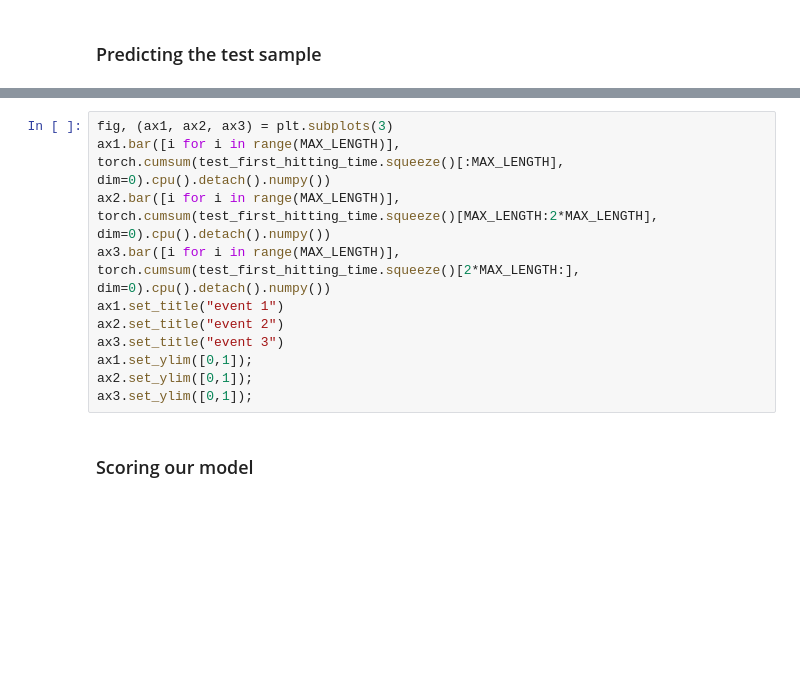
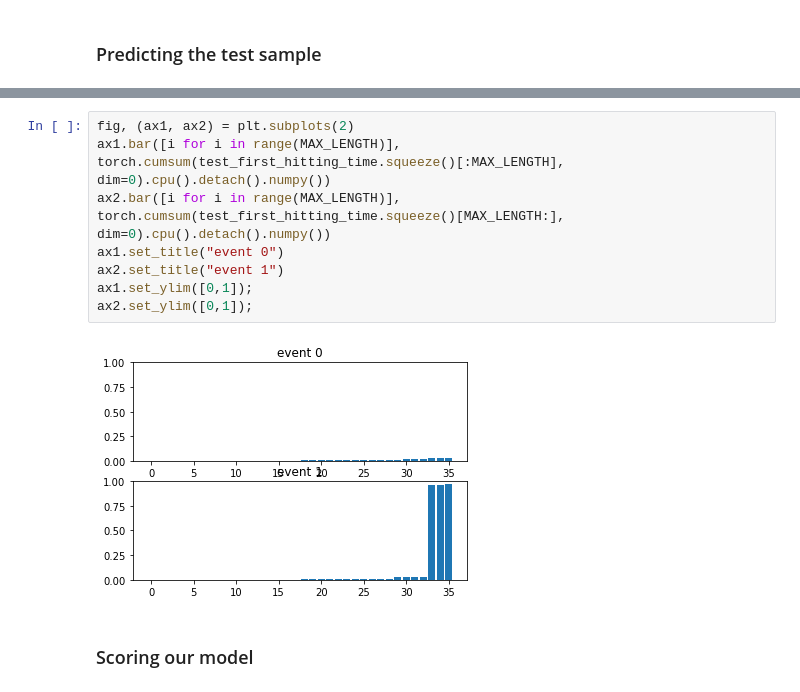
Before and after one commit to madkerpe/poc_ddht_pytorch, a Jupyter notebook: main_poc.ipynb, the cells around one changed output, grey strips where cells are left out. Drawn from its saved outputs; the diff is of its cells as text; blank space fills up the shorter version.

```diff
--- a/main_poc.ipynb
+++ b/main_poc.ipynb
@@ -209,14 +282,13 @@ ax3.set_ylim([0,1]);
 # %%
-fig, (ax1, ax2, ax3) = plt.subplots(3)
+fig, (ax1, ax2) = plt.subplots(2)
 ax1.bar([i for i in range(MAX_LENGTH)], torch.cumsum(test_first_hitting_time.squeeze()[:MAX_LENGTH], dim=0).cpu().detach().numpy())
-ax2.bar([i for i in range(MAX_LENGTH)], torch.cumsum(test_first_hitting_time.squeeze()[MAX_LENGTH:2*MAX_LENGTH], dim=0).cpu().detach().numpy())
-ax3.bar([i for i in range(MAX_LENGTH)], torch.cumsum(test_first_hitting_time.squeeze()[2*MAX_LENGTH:], dim=0).cpu().detach().numpy())
-ax1.set_title("event 1")
-ax2.set_title("event 2")
-ax3.set_title("event 3")
+ax2.bar([i for i in range(MAX_LENGTH)], torch.cumsum(test_first_hitting_time.squeeze()[MAX_LENGTH:], dim=0).cpu().detach().numpy())
+ax1.set_title("event 0")
+ax2.set_title("event 1")
 ax1.set_ylim([0,1]);
 ax2.set_ylim([0,1]);
-ax3.set_ylim([0,1]);
+# %% [output]
+[figure, added]
 # %% [markdown]
 ### Scoring our model
 # %%
```
Also changed, not shown: parts of 9 cells of this notebook, 2 other files.
